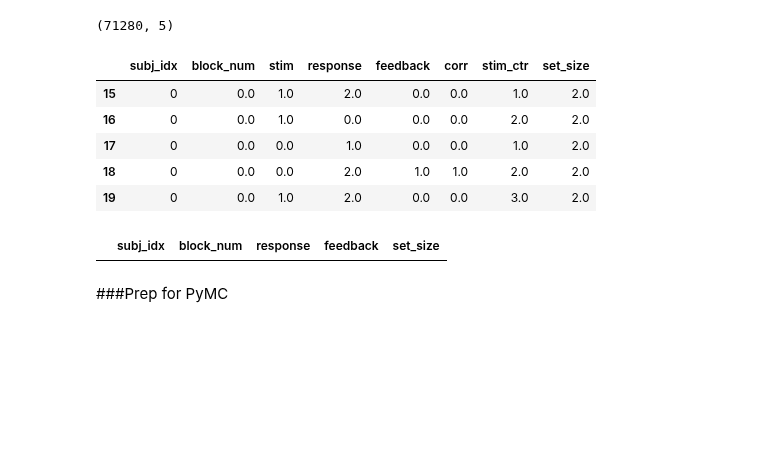
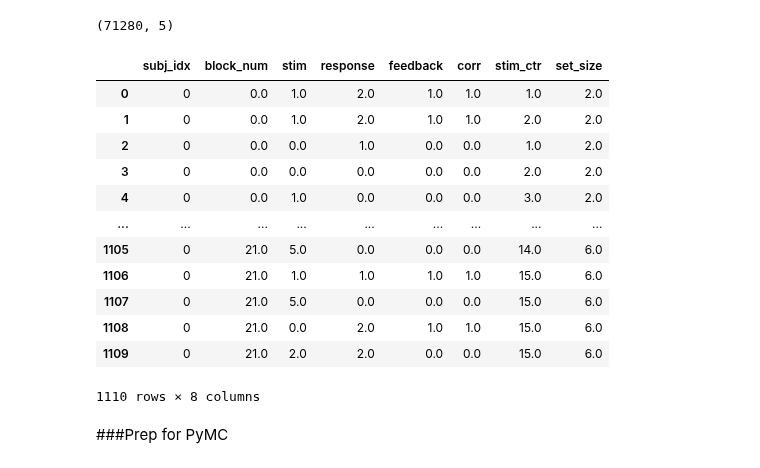
Before and after one commit to TheLemonPig/RL-SSM, a Jupyter notebook: rlwm_testing.ipynb, the cells around one changed output. Saved outputs shown, nothing was run; the diff lists cells and outputs as text; code cells hidden in the pictures; blank space fills up the shorter version.

```diff
--- a/rlwm_testing.ipynb
+++ b/rlwm_testing.ipynb
@@ -708,13 +732,16 @@ padded_ohe_df.shape
 # %%
-df.head(5)
+df
 # %% [output]
 |  | subj_idx | block_num | stim | response | feedback | corr | stim_ctr | set_size |
-| 15 | 0 | 0.0 | 1.0 | 2.0 | 0.0 | 0.0 | 1.0 | 2.0 |
-| 16 | 0 | 0.0 | 1.0 | 0.0 | 0.0 | 0.0 | 2.0 | 2.0 |
-| 17 | 0 | 0.0 | 0.0 | 1.0 | 0.0 | 0.0 | 1.0 | 2.0 |
-| 18 | 0 | 0.0 | 0.0 | 2.0 | 1.0 | 1.0 | 2.0 | 2.0 |
-| 19 | 0 | 0.0 | 1.0 | 2.0 | 0.0 | 0.0 | 3.0 | 2.0 |
+| 0 | 0 | 0.0 | 1.0 | 2.0 | 1.0 | 1.0 | 1.0 | 2.0 |
+| 1 | 0 | 0.0 | 1.0 | 2.0 | 1.0 | 1.0 | 2.0 | 2.0 |
+| 2 | 0 | 0.0 | 0.0 | 1.0 | 0.0 | 0.0 | 1.0 | 2.0 |
+| 3 | 0 | 0.0 | 0.0 | 0.0 | 0.0 | 0.0 | 2.0 | 2.0 |
+| 4 | 0 | 0.0 | 1.0 | 0.0 | 0.0 | 0.0 | 3.0 | 2.0 |
+| ... | ... | ... | ... | ... | ... | ... | ... | ... |
+| 1105 | 0 | 21.0 | 5.0 | 0.0 | 0.0 | 0.0 | 14.0 | 6.0 |
+| 1106 | 0 | 21.0 | 1.0 | 1.0 | 1.0 | 1.0 | 15.0 | 6.0 |
+| 1107 | 0 | 21.0 | 5.0 | 0.0 | 0.0 | 0.0 | 15.0 | 6.0 |
+| 1108 | 0 | 21.0 | 0.0 | 2.0 | 1.0 | 1.0 | 15.0 | 6.0 |
+| 1109 | 0 | 21.0 | 2.0 | 2.0 | 0.0 | 0.0 | 15.0 | 6.0 |
+1110 rows × 8 columns
-# %%
-padded_ohe_df[padded_ohe_df['set_size']==5.0]
-# %% [output]
-|  | subj_idx | block_num | response | feedback | set_size |
```
Also changed, not shown: parts of 27 cells of this notebook.
